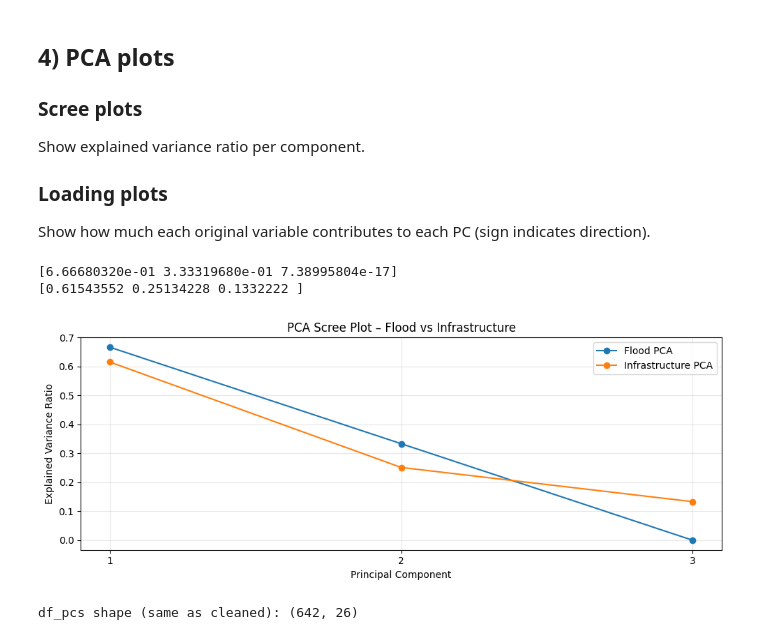
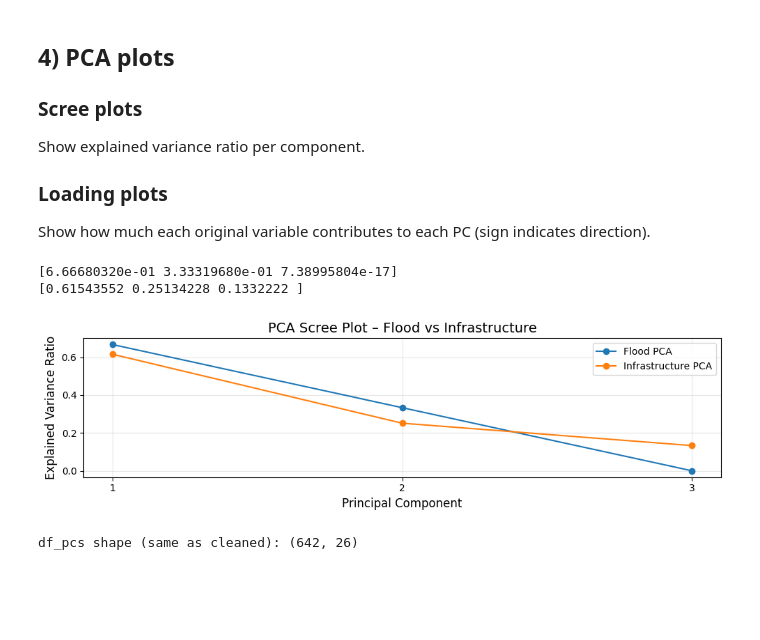
Before and after one commit to Bede-P/MDM3---JBA3, a Jupyter notebook: PCA_Flood_Infra_Regression_SVR.ipynb, the cells around one changed output. Cells and saved outputs as stored; diff of their text form; code cells hidden in the pictures; blank space fills up the shorter version.

```diff
--- a/PCA_Flood_Infra_Regression_SVR.ipynb
+++ b/PCA_Flood_Infra_Regression_SVR.ipynb
@@ -222,38 +352,38 @@ print(infra_var)
 # Create common x-axis
 max_pcs = max(len(flood_var), len(infra_var))
 pcs = range(1, max_pcs + 1)
 
-plt.figure(figsize=(10,4))
+plt.figure(figsize=(10,3))
 
 plt.plot(
     range(1, len(flood_var) + 1),
     flood_var,
     marker="o",
     label="Flood PCA"
 )
 
 plt.plot(
     range(1, len(infra_var) + 1),
     infra_var,
     marker="o",
     label="Infrastructure PCA"
 )
 
-plt.title("PCA Scree Plot – Flood vs Infrastructure")
-plt.xlabel("Principal Component")
-plt.ylabel("Explained Variance Ratio")
+plt.title("PCA Scree Plot – Flood vs Infrastructure", fontsize = 14)
+plt.xlabel("Principal Component", fontsize = 12)
+plt.ylabel("Explained Variance Ratio", fontsize = 12)
 plt.xticks(pcs)
 plt.grid(True, alpha=0.3)
 plt.legend()
 plt.tight_layout()
 
 # Save figure
 plt.savefig("scree_plots.png", dpi=300)
 plt.show()
 # %% [output]
 [6.66680320e-01 3.33319680e-01 7.38995804e-17]
 [0.61543552 0.25134228 0.1332222 ]
-[figure, old version]
+[figure, new version]
 # %%
 # ==============================
 # PCA for modelling (2 PCs only)
```
Also changed, not shown: parts of 8 cells of this notebook, 1 other file.
